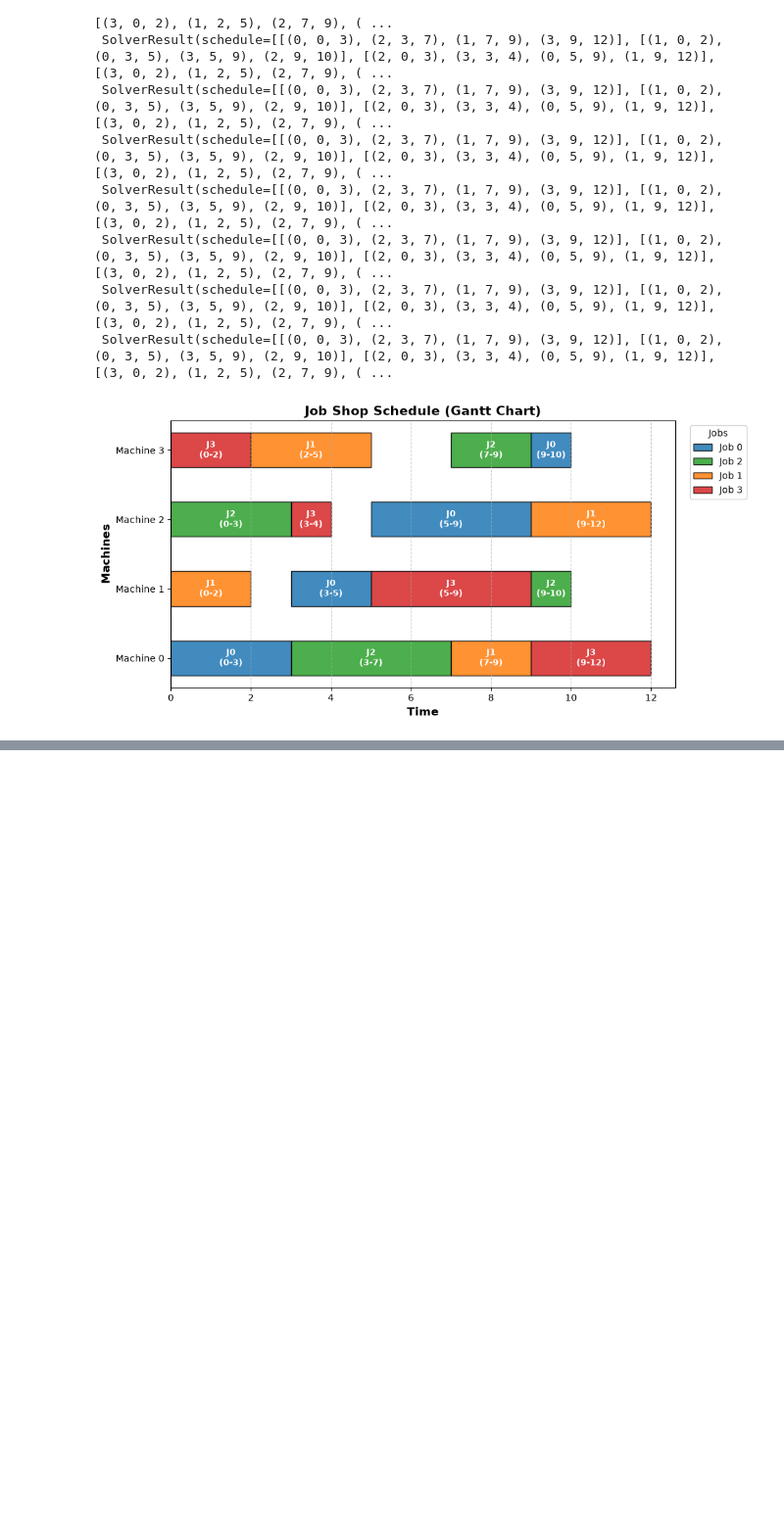
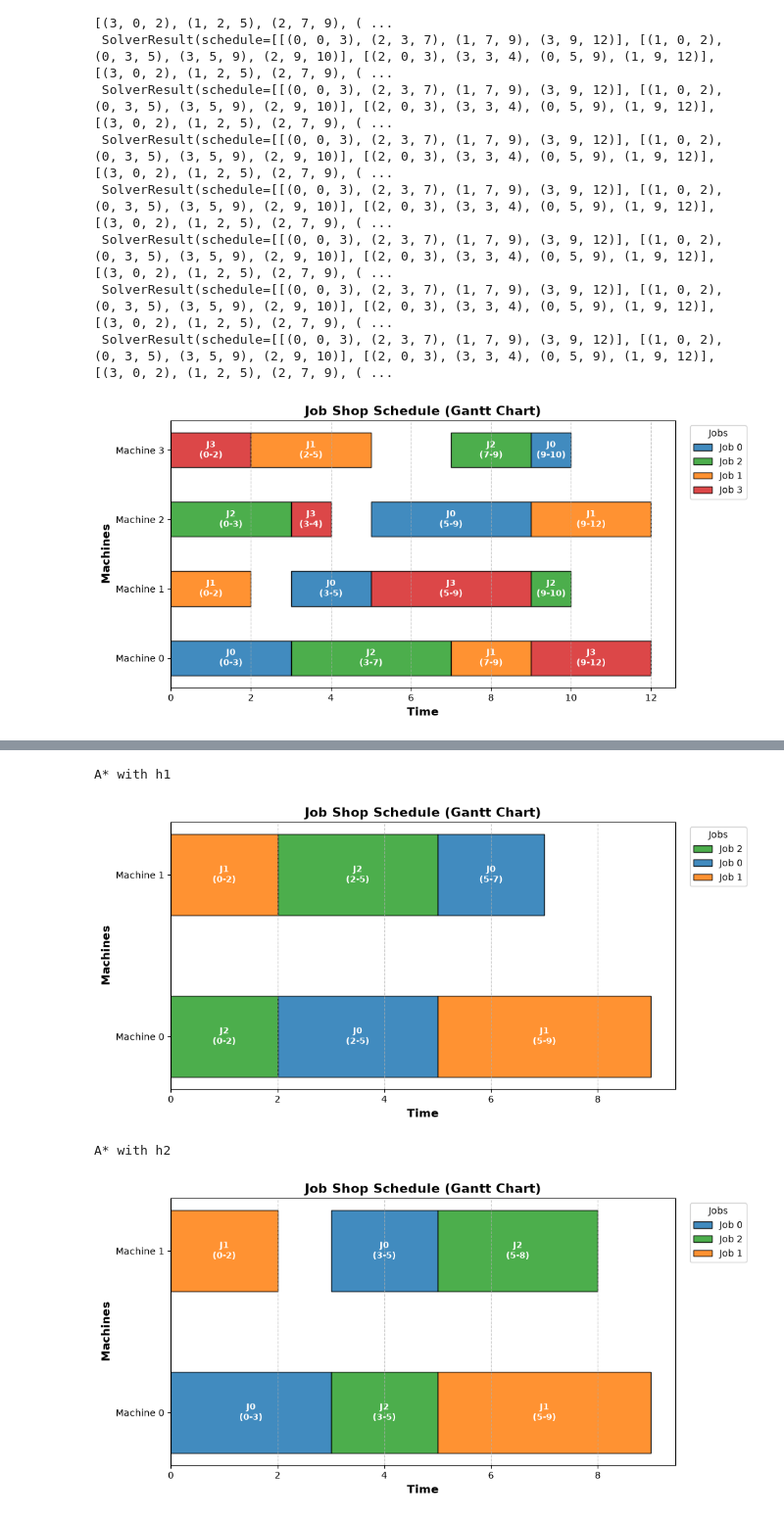
Before and after one commit to Mau124/Job-Shop-Scheduling-Problem-JSSP, a Jupyter notebook: notebooks/example_experiment.ipynb, the cells around one changed output, grey strips where cells are left out. Shown at 98% size. Cells and saved outputs as stored; diff of their text form; code cells hidden in the pictures; blank space fills up the shorter version.

```diff
--- a/notebooks/example_experiment.ipynb
+++ b/notebooks/example_experiment.ipynb
@@ -89,0 +98,12 @@ benchmark.run_benchmarks()
+# %%
+from functools import partial
+from jssp.solvers.astar import AStarSolver
+
+experiments = {}
+for heuristic in ('h1', 'h2'):
+    experiment = Experiment(config_path, partial(AStarSolver, heuristic=heuristic))
+    experiment.run_experiment()
+    experiments[heuristic] = experiment
+    for instance_name, results in experiment.results.items():
+        result = results[0]
+        print(f'{heuristic}, {instance_name}: makespan={result.makespan}, runtime={result.runtime:.6f}s')
@@ -89,0 +117,9 @@ benchmark.run_benchmarks()
+# %%
+for heuristic, experiment in experiments.items():
+    print(f'A* with {heuristic}')
+    plot_jssp_schedule(experiment.results['example1'][0].schedule)
+# %% [output]
+A* with h1
+[figure, added]
+A* with h2
+[figure, added]
```
Also changed, not shown: parts of 10 cells of this notebook, 1 other file.
